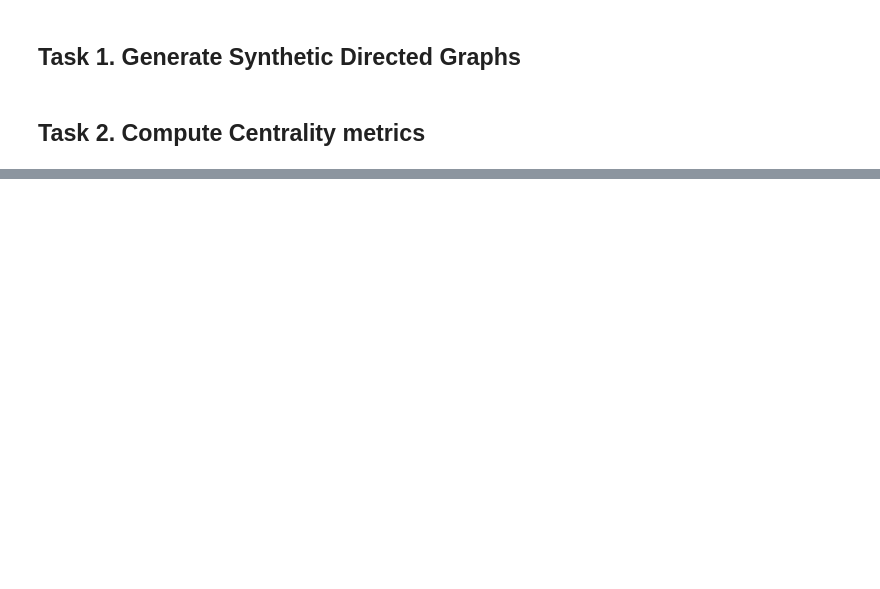
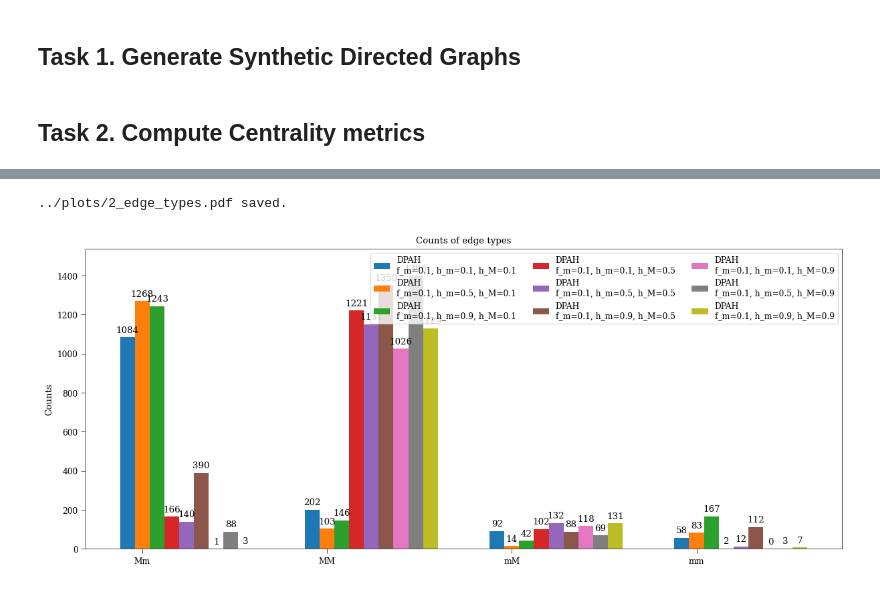
Before and after one commit to snma-tutorial/ecmlpkdd2024, a Jupyter notebook: exercises/2_exercise_solution.ipynb, the cells around one changed output, grey strips where cells are left out. Saved outputs shown, nothing was run; the diff lists cells and outputs as text; code cells hidden in the pictures; blank space fills up the shorter version.

```diff
--- a/exercises/2_exercise_solution.ipynb
+++ b/exercises/2_exercise_solution.ipynb
@@ -124,0 +150,13 @@ viz.plot_graph(graph_models,
+# %%
+### Plot edge counts for each graph
+
+fn = io.path_join(PLOTS, f'{EXID}_edge_types.pdf')
+helper.plot_edge_type_counts(graph_models,
+                             figsize = (12,5),
+                             width_bar = 0.08,
+                             nc_legend = 3,
+                             loc = 'best',
+                             fn=fn)
+# %% [output]
+../plots/2_edge_types.pdf saved.
+[figure, added]
```
Also changed, not shown: parts of 36 cells of this notebook, 12 other files.
